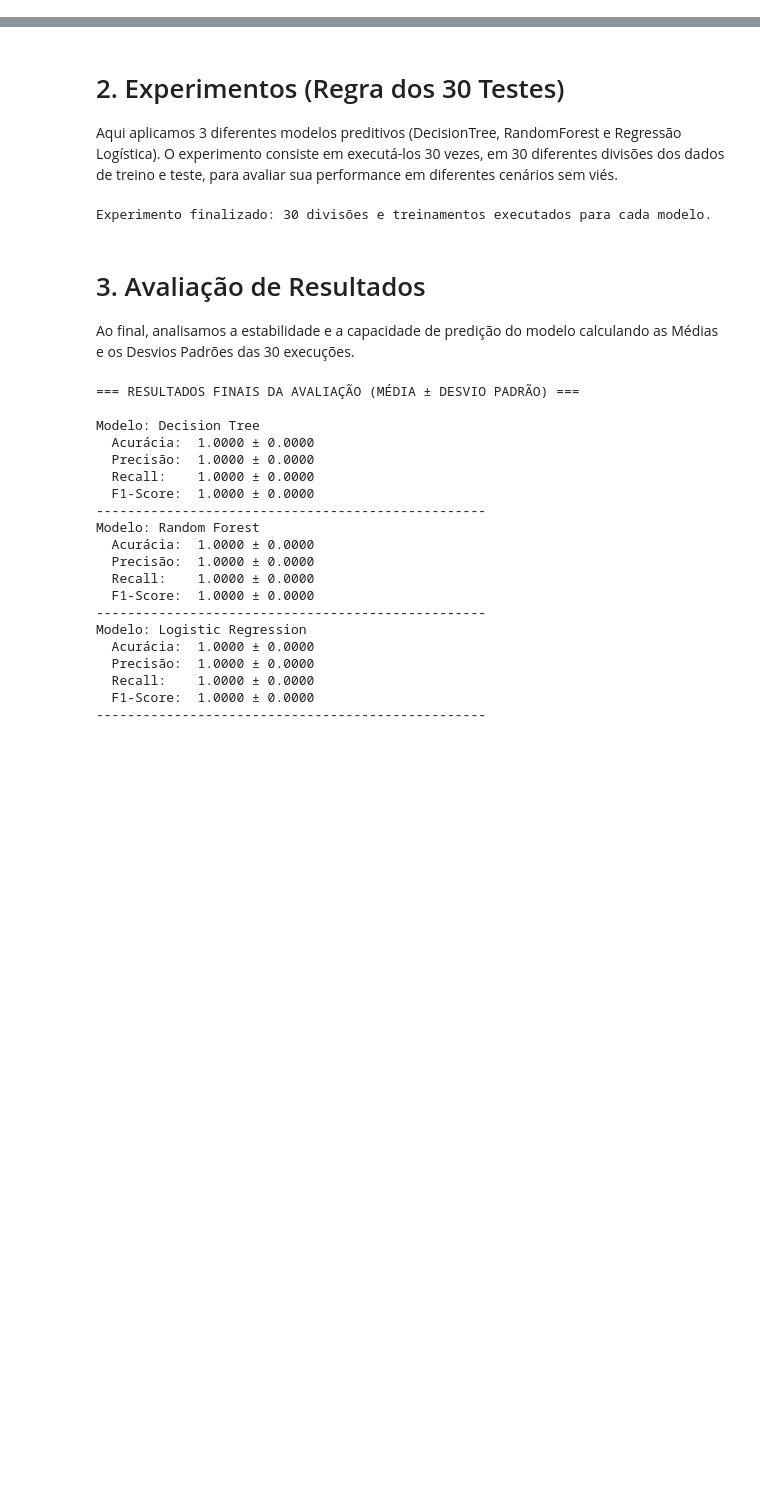
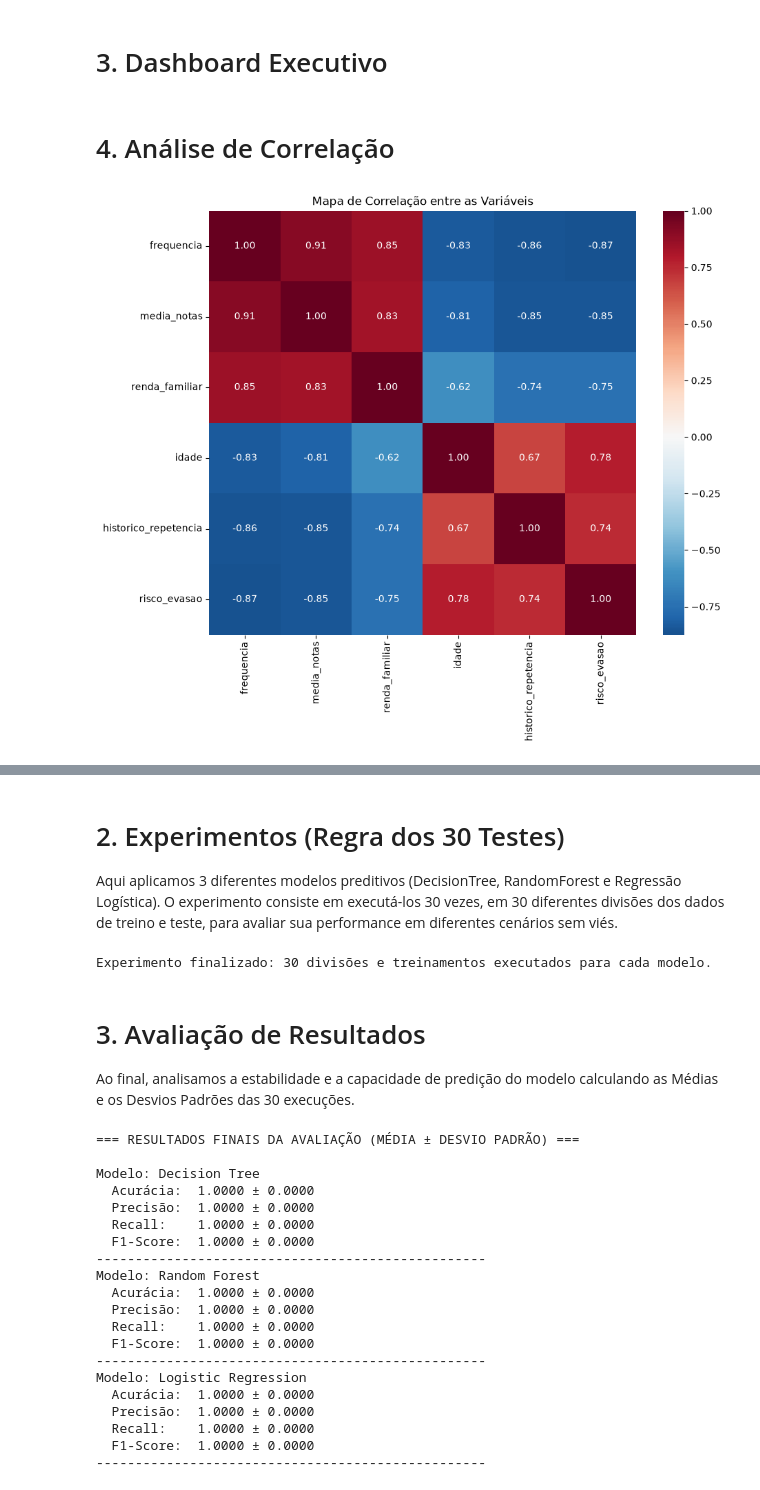
Before and after one commit to gustavomouradevbr/NextStep-Academy, a Jupyter notebook: analise_dados.ipynb, the cells around one changed output, grey strips where cells are left out. Saved outputs shown, nothing was run; the diff lists cells and outputs as text; code cells hidden in the pictures; blank space fills up the shorter version.

```diff
--- a/analise_dados.ipynb
+++ b/analise_dados.ipynb
@@ -3,0 +23,13 @@ Nesta seção, realizamos a leitura dos dados, exibimos as características das
+# %%
+df = pd.read_csv('instances/estudantes.csv')
+
+# Padroniza nomes das colunas
+df.columns = df.columns.str.strip().str.lower()
+
+print("--- Estatísticas Descritivas ---")
+display(df.describe())
+
+print("\n--- Amostra dos Dados ---")
+display(df.head())
+
+print(f"\nTotal de alunos na base de dados: {len(df)}")
@@ -3,0 +55,2 @@ Nesta seção, realizamos a leitura dos dados, exibimos as características das
+# %% [markdown]
+# 3. Dashboard Executivo
@@ -3,0 +81,17 @@ Nesta seção, realizamos a leitura dos dados, exibimos as características das
+# %% [markdown]
+# 4. Análise de Correlação
+# %%
+plt.figure(figsize=(10,8))
+
+sns.heatmap(
+    df.corr(numeric_only=True),
+    annot=True,
+    cmap="RdBu_r",
+    center=0,
+    fmt='.2f'
+)
+
+plt.title("Mapa de Correlação entre as Variáveis")
+plt.show()
+# %% [output]
+[figure, added]
```
Also changed, not shown: parts of 27 cells of this notebook, 8 other files.
